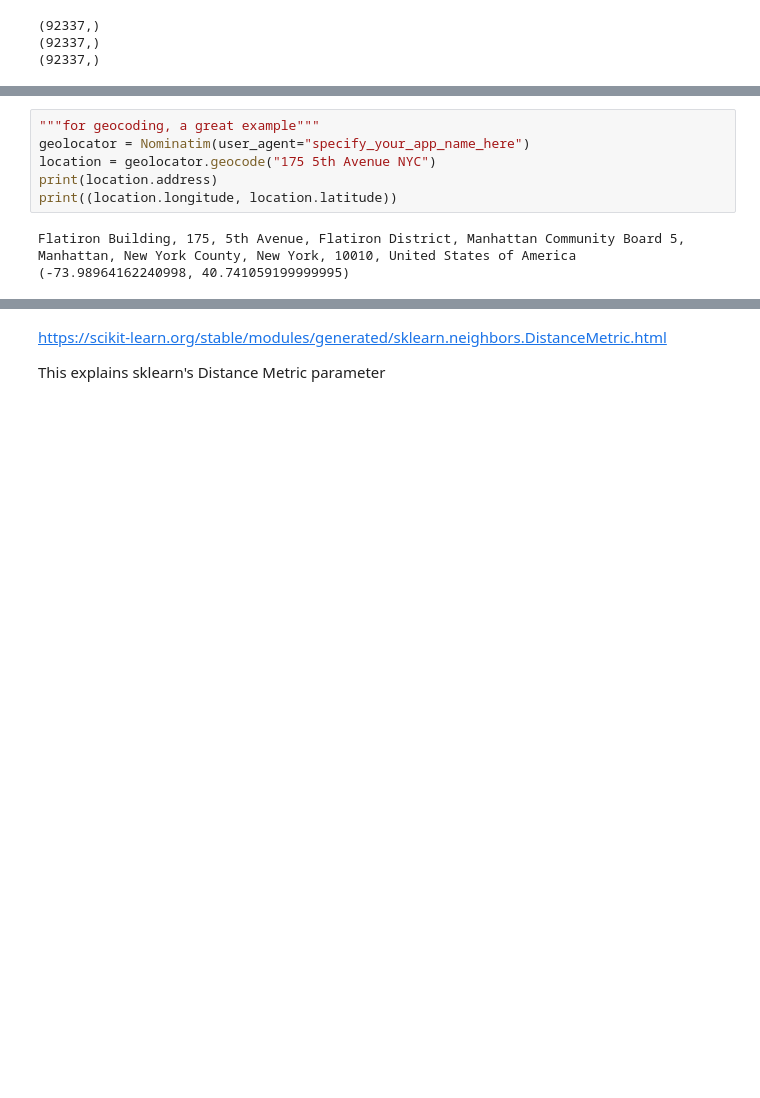
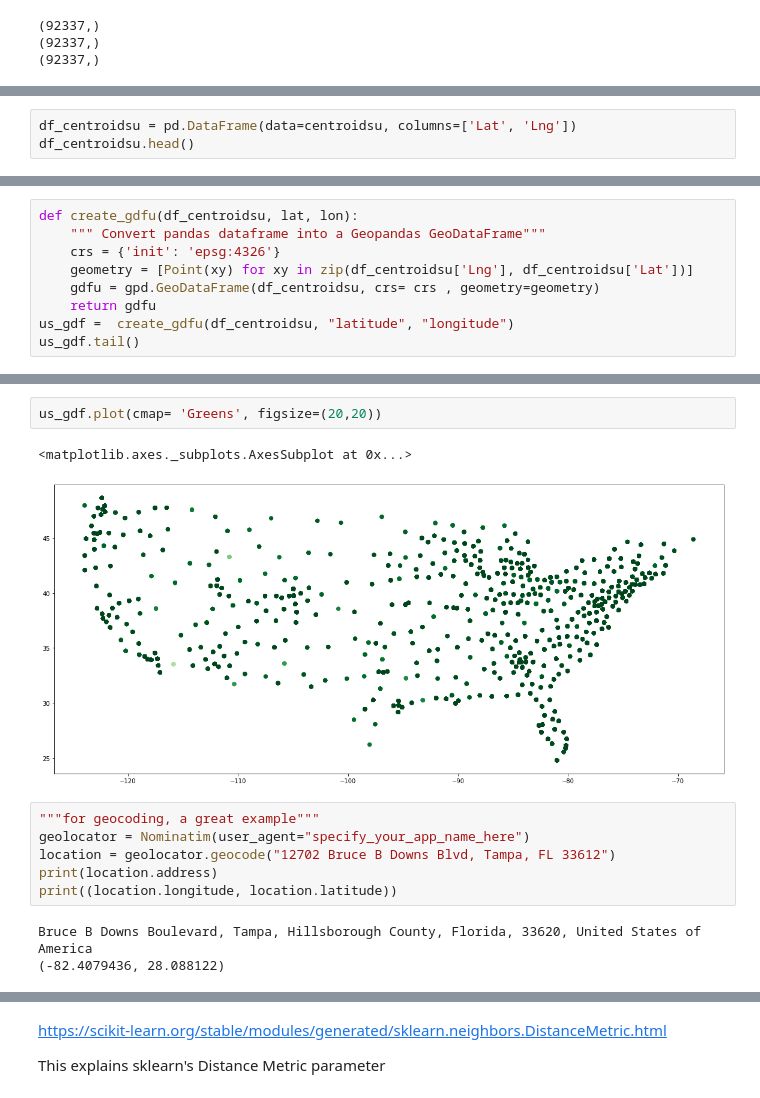
Before and after one commit to Mvgrillo1357/Ai-Platform-Engineering, a Jupyter notebook: Predictive_Geographic_Classifier.ipynb, the cells around one changed output, grey strips where cells are left out. Cells and saved outputs as stored; diff of their text form; blank space fills up the shorter version.

```diff
--- a/Predictive_Geographic_Classifier.ipynb
+++ b/Predictive_Geographic_Classifier.ipynb
@@ -773,0 +835,3 @@ print(centroidsu)
+# %%
+df_centroidsu = pd.DataFrame(data=centroidsu, columns=['Lat', 'Lng'])
+df_centroidsu.head()
@@ -773,0 +845,9 @@ print(centroidsu)
+# %%
+def create_gdfu(df_centroidsu, lat, lon):
+    """ Convert pandas dataframe into a Geopandas GeoDataFrame"""
+    crs = {'init': 'epsg:4326'}
+    geometry = [Point(xy) for xy in zip(df_centroidsu['Lng'], df_centroidsu['Lat'])]
+    gdfu = gpd.GeoDataFrame(df_centroidsu, crs= crs , geometry=geometry)
+    return gdfu
+us_gdf =  create_gdfu(df_centroidsu, "latitude", "longitude")
+us_gdf.tail()
@@ -774,9 +861,14 @@ print(centroidsu)
+# %%
+us_gdf.plot(cmap= 'Greens', figsize=(20,20))
+# %% [output]
+<matplotlib.axes._subplots.AxesSubplot at 0x...>
+[figure, added]
 # %%
 """for geocoding, a great example"""
 geolocator = Nominatim(user_agent="specify_your_app_name_here")
-location = geolocator.geocode("175 5th Avenue NYC")
+location = geolocator.geocode("12702 Bruce B Downs Blvd, Tampa, FL 33612")
 print(location.address)
 print((location.longitude, location.latitude))
 # %% [output]
-Flatiron Building, 175, 5th Avenue, Flatiron District, Manhattan Community Board 5, Manhattan, New York County, New York, 10010, United States of America
-(-73.98964162240998, 40.741059199999995)
+Bruce B Downs Boulevard, Tampa, Hillsborough County, Florida, 33620, United States of America
+(-82.4079436, 28.088122)
```
Also changed, not shown: parts of 42 cells of this notebook.
